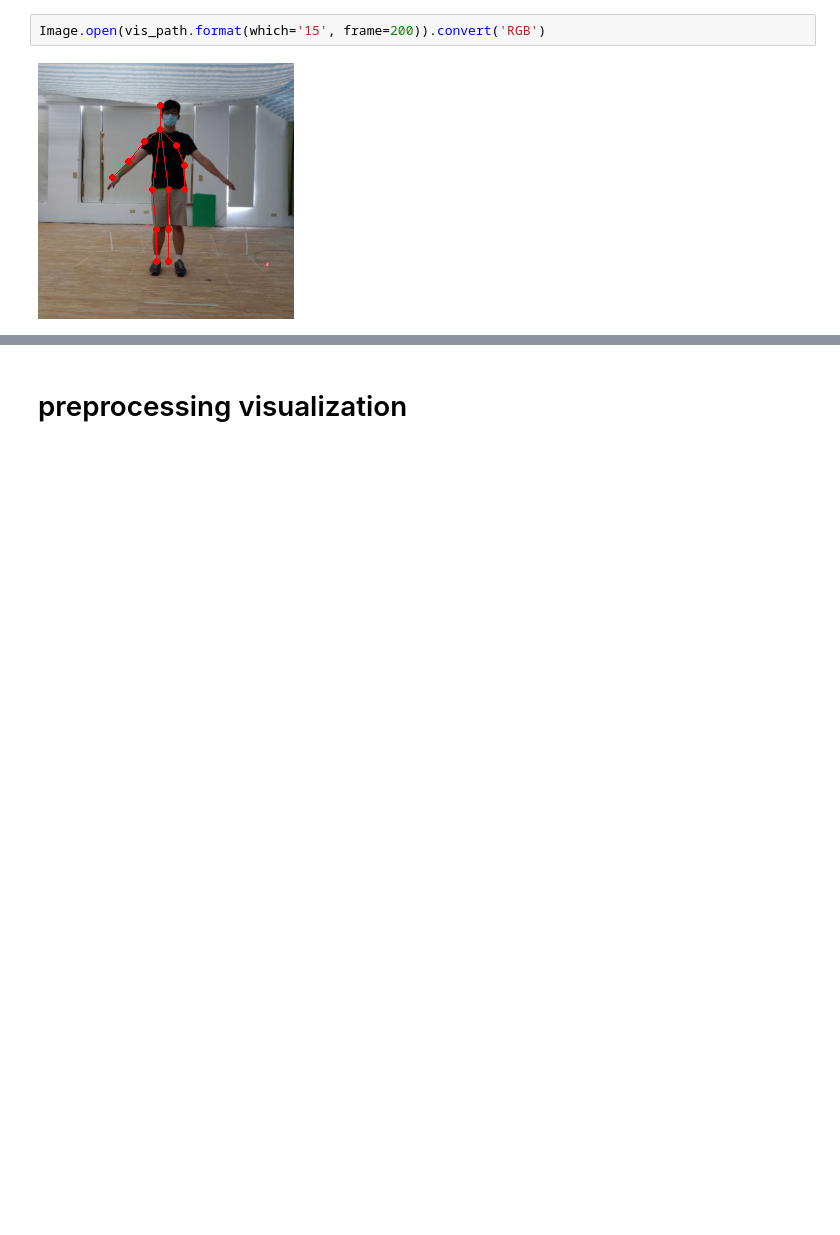
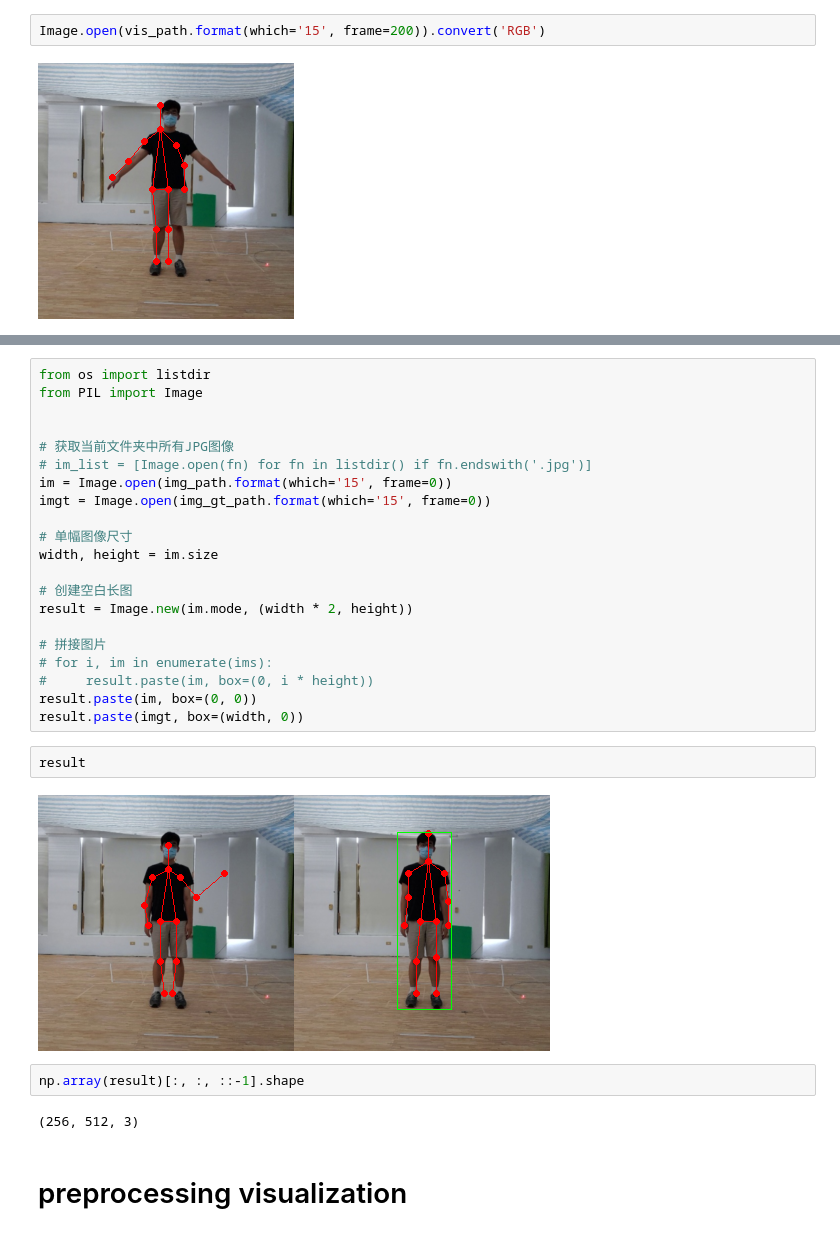
Before and after one commit to LspongebobJH/HuPR-A-Benchmark-for-Human-Pose-Estimation-Using-Millimeter-Wave-Radar, a Jupyter notebook: notebooks/test_input.ipynb, the cells around one changed output, grey strips where cells are left out. Saved outputs shown, nothing was run; the diff lists cells and outputs as text; blank space fills up the shorter version.

```diff
--- a/notebooks/test_input.ipynb
+++ b/notebooks/test_input.ipynb
@@ -148,3 +155,32 @@ Image.open(vis_path.format(which='15', frame=200)).convert('RGB')
+# %%
+from os import listdir
+from PIL import Image
+
+
+# 获取当前文件夹中所有JPG图像
+# im_list = [Image.open(fn) for fn in listdir() if fn.endswith('.jpg')]
+im = Image.open(img_path.format(which='15', frame=0))
+imgt = Image.open(img_gt_path.format(which='15', frame=0))
+
+# 单幅图像尺寸
+width, height = im.size
+
+# 创建空白长图
+result = Image.new(im.mode, (width * 2, height))
+
+# 拼接图片
+# for i, im in enumerate(ims):
+#     result.paste(im, box=(0, i * height))
+result.paste(im, box=(0, 0))
+result.paste(imgt, box=(width, 0))
+# %%
+result
+# %% [output]
+[figure, added]
+# %%
+np.array(result)[:, :, ::-1].shape
+# %% [output]
+(256, 512, 3)
 # %% [markdown]
 # preprocessing visualization
 # %%
```
Also changed, not shown: parts of 16 cells of this notebook, 10 other files.
